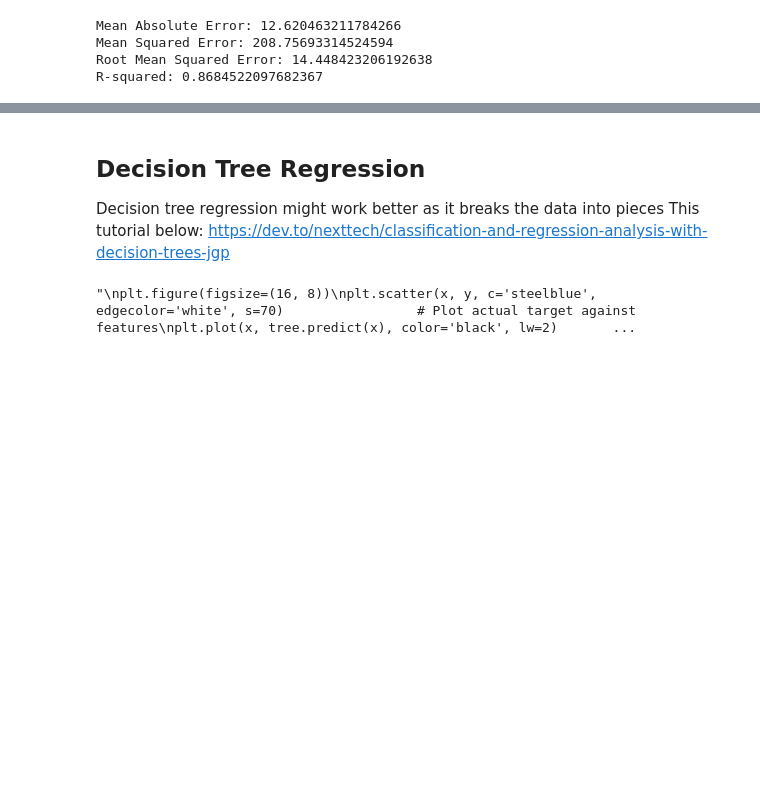
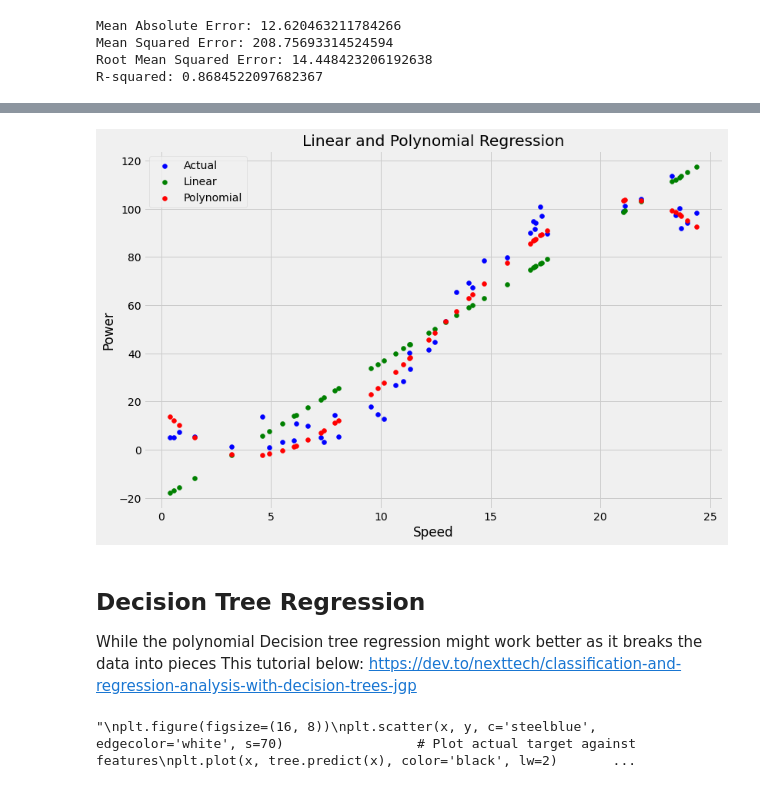
Before and after one commit to jennifer-ryan/machine-learning-project, a Jupyter notebook: Power Production Analysis.ipynb, the cells around one changed output, grey strips where cells are left out. Cells and saved outputs as stored; diff of their text form; code cells hidden in the pictures; blank space fills up the shorter version.

Commit message:
Polynomial regression completed and compared to simple linear

```diff
--- a/Power Production Analysis.ipynb
+++ b/Power Production Analysis.ipynb
@@ -268,0 +268,23 @@ from sklearn.preprocessing import PolynomialFeatures
+# %%
+# Polynomial Regression - adapted from https://towardsdatascience.com/polynomial-regression-bbe8b9d97491
+
+# Generate polynomial features with a degree of 3
+poly_features = PolynomialFeatures(degree=3)
+
+# Transform training data
+x_train_poly = poly_features.fit_transform(x_train)
+
+# Create the model with linear regression
+poly_model = LinearRegression()
+
+# Fit the model with the polynomial data
+poly_model.fit(x_train_poly, y_train)
+
+# Make predictions
+poly_pred = poly_model.predict(poly_features.fit_transform(x_test))
+
+# Evaluating the performance of the model
+print('Mean Absolute Error:', metrics.mean_absolute_error(y_test, poly_pred))
+print('Mean Squared Error:', metrics.mean_squared_error(y_test, poly_pred))  # very sensitive to outlliers
+print('Root Mean Squared Error:', metrics.mean_squared_error(y_test, poly_pred, squared=False))
+print('R-squared:', metrics.r2_score(y_test, poly_pred))
@@ -269,7 +300,22 @@ from sklearn.preprocessing import PolynomialFeatures
+# %%
+# Visualising Linear and Polynomial Regression - adapted from https://towardsdatascience.com/machine-learning-basics-polynomial-regression-3f9dd30223d1
+x_grid = np.arange(min(x), max(x), 0.1)
+x_grid = x_grid.reshape((len(x_grid), 1))
+plt.scatter(x_test, y_test, color = 'blue')
+plt.scatter(x_test, lin_pred, color = 'green')
+plt.scatter(x_test, poly_pred, color = 'red')
+plt.title('Linear and Polynomial Regression')
+plt.xlabel('Speed')
+plt.ylabel('Power')
+labels = ("Actual", "Linear", "Polynomial")
+plt.legend(labels)
+plt.show()
+# %% [output]
+[figure, added]
 # %% [markdown]
 ## Decision Tree Regression
 
-
+While the polynomial
 Decision tree regression might work better as it breaks the data into pieces
 This tutorial below: https://dev.to/nexttech/classification-and-regression-analysis-with-decision-trees-jgp
 # %%
```
Also changed, not shown: parts of 11 cells of this notebook.
